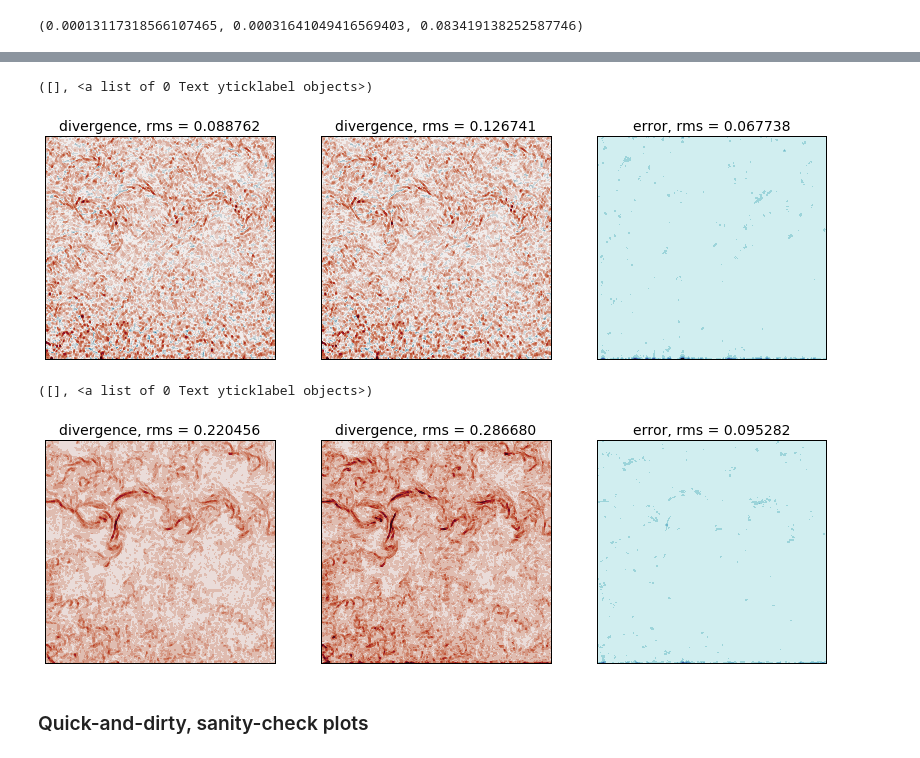
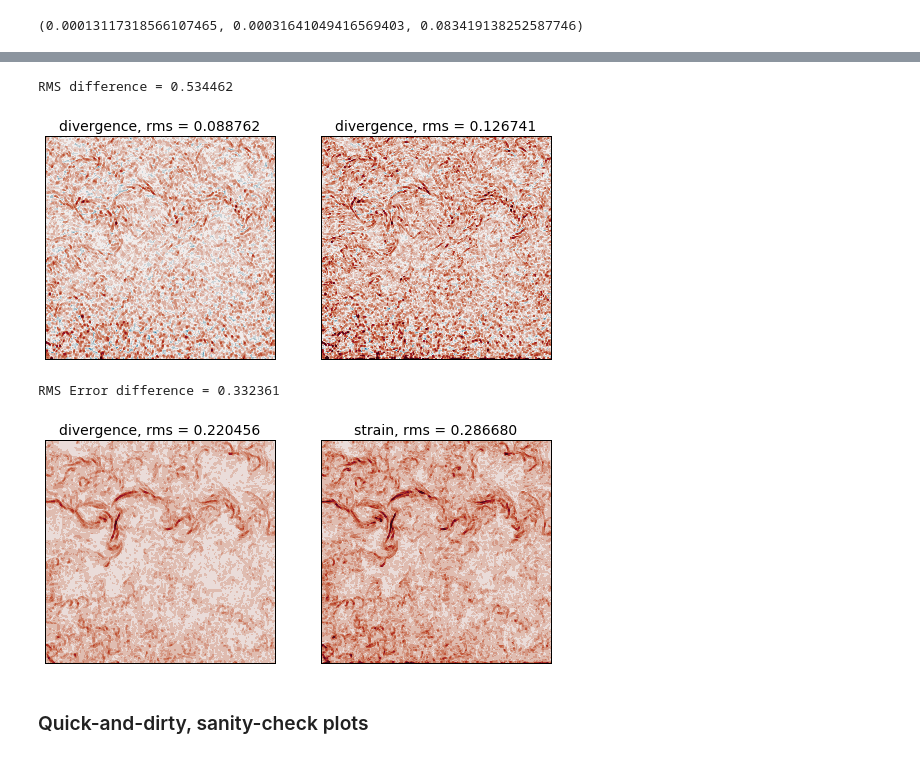
Before and after one commit to cesar-rocha/UpperOceanSeasonality, a Jupyter notebook: notebooks/LLCProcessing.ipynb, the cells around one changed output, grey strips where cells are left out. Saved outputs shown, nothing was run; the diff lists cells and outputs as text; code cells hidden in the pictures.

```diff
--- a/notebooks/LLCProcessing.ipynb
+++ b/notebooks/LLCProcessing.ipynb
@@ -45,11 +45,11 @@ datetime.datetime(2011, 3, 8, 22, 0)
 #                 and V = -zonal component (see Dimitris's llc.readme).
 u, v, eta = m.load_2d_data(filev),  -m.load_2d_data(fileu), m.load_2d_data(fileeta)
 # %%
-lon,lat = m.lon[m.Nlat/2],m.lat[:,m.Nlon/2]
+lon,lat = m.lon[m.Nlat//2],m.lat[:,m.Nlon//2]
 
 # create a regular Cartesian grid
 dd = 6. # grid spacing [km]
-dlon =  dd/111.320*np.cos(np.abs(m.lat[m.Nlat/2,m.Nlon/2])*np.pi/180.)
+dlon =  dd/111.320*np.cos(np.abs(m.lat[m.Nlat//2,m.Nlon//2])*np.pi/180.)
 dlat =  dd/110.574
 
 lonimin,lonimax = lon.min()+dlon,lon.max()-dlon
@@ -152,24 +153,19 @@ plt.xticks([]); plt.yticks([])
 # %%
 fig = plt.figure(figsize=(14,4))
 ax = fig.add_subplot(131)
 plt.contourf(div,cd,vmin=cd.min(),vmax=cd.max(),cmap=cmocean.cm.balance,extend='both')
 plt.title('divergence, rms = %f' % rms(div))
 #plt.colorbar()
 plt.xticks([]); plt.yticks([])
 ax = fig.add_subplot(132)
-plt.contourf(div,cd,vmin=cd.min(),vmax=cd.max(),cmap=cmocean.cm.balance,extend='both')
+plt.contourf(div2,cd,vmin=cd.min(),vmax=cd.max(),cmap=cmocean.cm.balance,extend='both')
 plt.title('divergence, rms = %f' % rms(div2))
 #plt.colorbar()
 plt.xticks([]); plt.yticks([])
-
-ax = fig.add_subplot(133)
-plt.contourf(np.abs((div2-div)/np.max(div2)),np.linspace(0,1.,10),vmin=0,vmax=1.,cmap=cmocean.cm.ice_r)
-plt.title('error, rms = %f' % rms(div2-div))
-#plt.colorbar()
-plt.xticks([]); plt.yticks([])
+print("RMS Error difference = %f" % (rms(div2-div)/rms(div2)))
 # %% [output]
-([], <a list of 0 Text yticklabel objects>)
+RMS difference = 0.534462
-[figure, old version]
+[figure, new version]
 # %%
 fig = plt.figure(figsize=(14,4))
 
@@ -180,15 +176,11 @@ plt.title('divergence, rms = %f' % rms(strain))
 plt.xticks([]); plt.yticks([])
 ax = fig.add_subplot(132)
 plt.contourf(strain2,cs,vmin=cs.min(),vmax=cs.max(),cmap=cmocean.cm.amp,extend='both')
-plt.title('divergence, rms = %f' % rms(strain2))
+plt.title('strain, rms = %f' % rms(strain2))
 #plt.colorbar()
 plt.xticks([]); plt.yticks([])
 
-ax = fig.add_subplot(133)
-plt.contourf(np.abs((strain2-strain)/np.max(strain2)),np.linspace(0,1.,10),vmin=0,vmax=1.,cmap=cmocean.cm.ice_r)
-plt.title('error, rms = %f' % rms(strain2-strain))
-#plt.colorbar()
-plt.xticks([]); plt.yticks([])
+print("RMS Error difference = %f" % (rms(strain2-strain)/rms(strain2)))
 # %% [output]
-([], <a list of 0 Text yticklabel objects>)
+RMS Error difference = 0.332361
-[figure, old version]
+[figure, new version]
```
Also changed, not shown: parts of 4 cells of this notebook, 3 other files.
